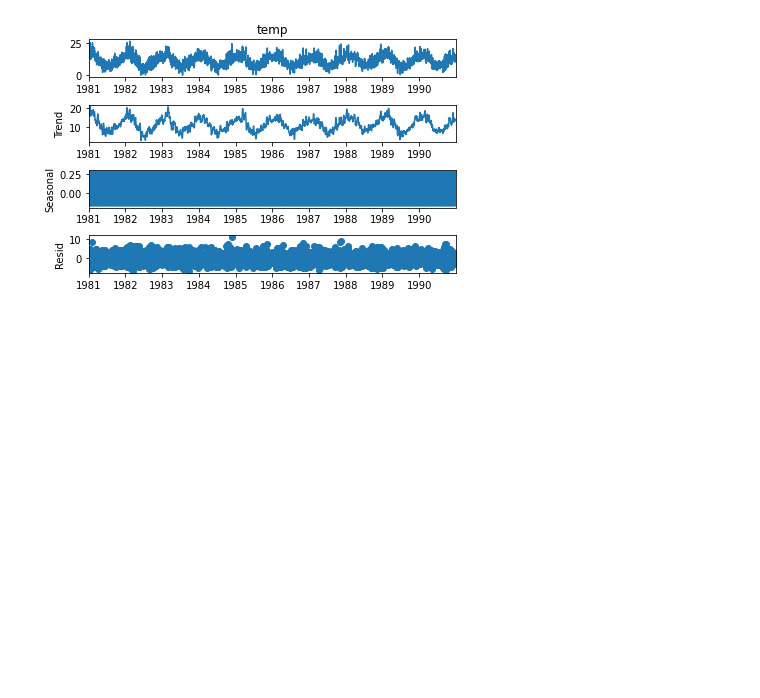
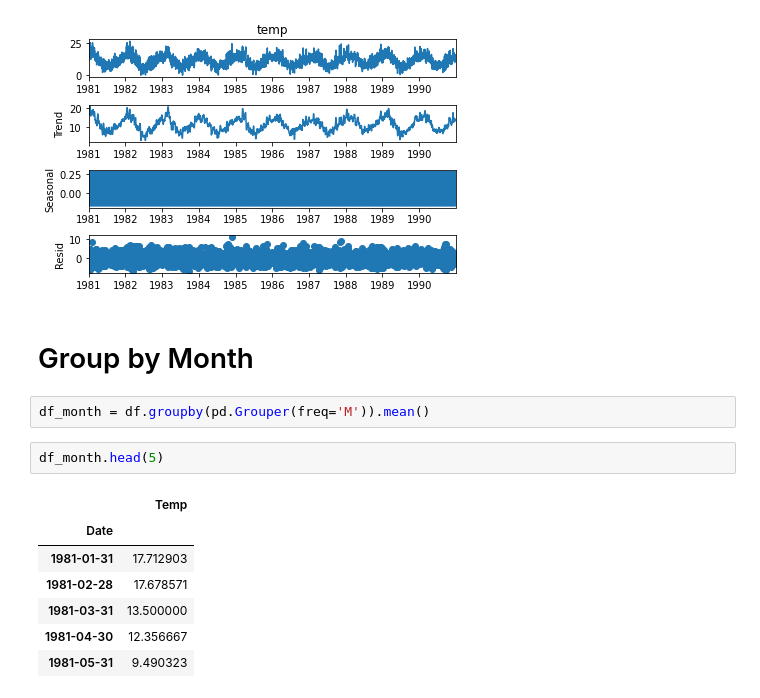
Before and after one commit to michaelk-a-m/SimpleTimeSeries, a Jupyter notebook: TemperatureTS.ipynb, the cells around one changed output. Drawn from its saved outputs; the diff is of its cells as text; blank space fills up the shorter version.

```diff
--- a/TemperatureTS.ipynb
+++ b/TemperatureTS.ipynb
@@ -79,3 +82,17 @@ sd = seasonal_decompose(temp, model='additive')
 fig = sd.plot()
 # %% [output]
 [figure]
+# %% [markdown]
+# Group by Month
+# %%
+df_month = df.groupby(pd.Grouper(freq='M')).mean()
+# %%
+df_month.head(5)
+# %% [output]
+|  | Temp |
+| Date |  |
+| 1981-01-31 | 17.712903 |
+| 1981-02-28 | 17.678571 |
+| 1981-03-31 | 13.500000 |
+| 1981-04-30 | 12.356667 |
+| 1981-05-31 | 9.490323 |
```
Also changed, not shown: parts of 9 cells of this notebook.
